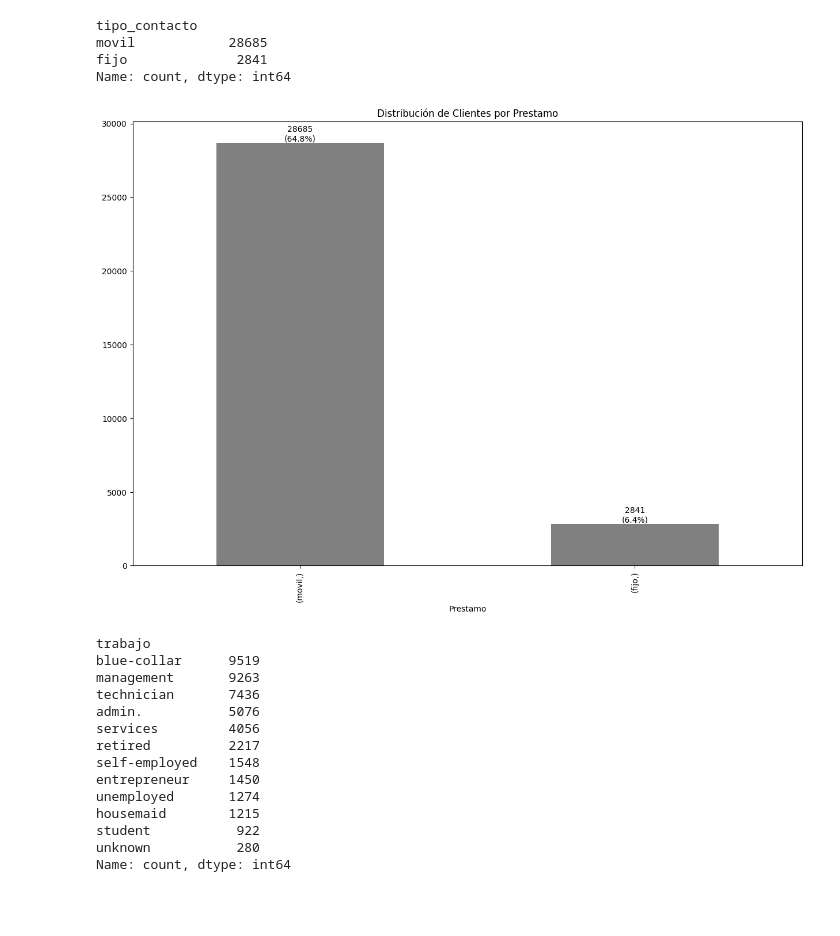
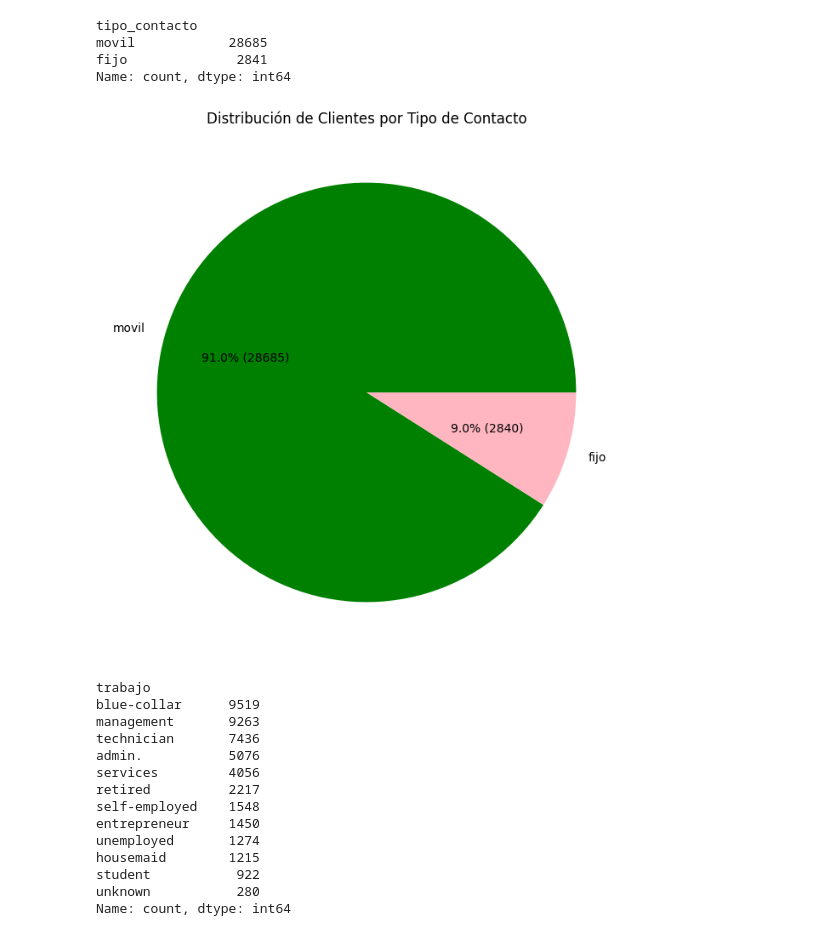
Before and after one commit to erxgli/Amacor_contexto_bancario, a Jupyter notebook: KLK.ipynb, the cells around one changed output. Cells and saved outputs as stored; diff of their text form; code cells hidden in the pictures; blank space fills up the shorter version.

```diff
--- a/KLK.ipynb
+++ b/KLK.ipynb
@@ -197,21 +193,16 @@ tipo_contacto
 movil            28685
 fijo              2841
 Name: count, dtype: int64
-# %%
-klk_con = df[['tipo_contacto']].value_counts()
-
-percentage = klk_con / len(df) * 100
-
-plt.figure(figsize=(15, 10))
-klk_con.plot(kind='bar', color='grey')
-plt.title('Distribución de Clientes por Prestamo')
-plt.xlabel('Prestamo')
-for i, valor in enumerate(klk_con):
-    plt.text(i, valor + 1, f'{valor}\n({percentage.iloc[i]:.1f}%)', ha='center', va='bottom')
-
-plt.show()
-# %% [output]
-[figure, removed]
+# %%
+klk_con = df['tipo_contacto'].value_counts()
+percentage = klk_con / len(df) * 100
+
+plt.figure(figsize=(8, 8))
+plt.pie(klk_con, labels=klk_con.index, autopct=lambda p: f'{p:.1f}% ({int(p * sum(klk_con) / 100)})', colors=['green', 'lightpink'])
+plt.title('Distribución de Clientes por Tipo de Contacto')
+plt.show()
+# %% [output]
+[figure, added]
 # %%
 df[['trabajo']].value_counts()
 # %% [output]
```
Also changed, not shown: parts of 10 cells of this notebook.
